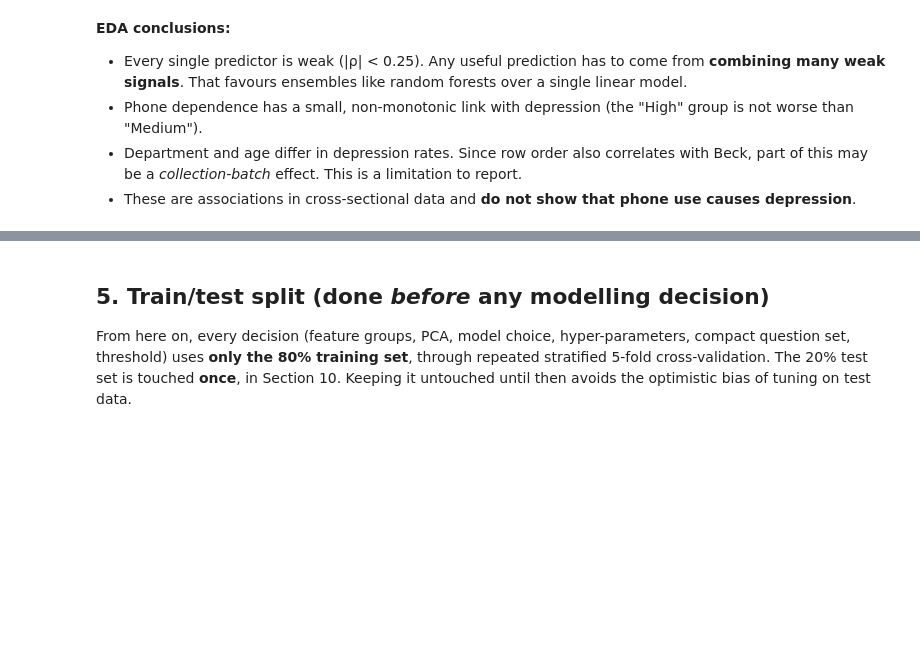
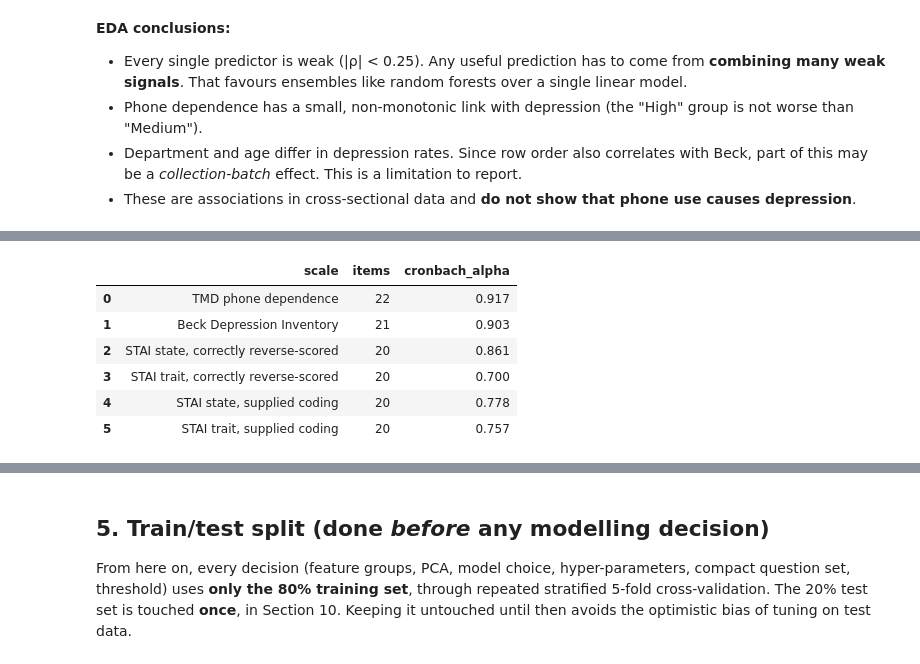
Before and after one commit to AustinNganga/MindTrack_Project, a Jupyter notebook: notebooks/Pipeline.ipynb, the cells around one changed output, grey strips where cells are left out. Cells and saved outputs as stored; diff of their text form; code cells hidden in the pictures; blank space fills up the shorter version.

```diff
--- a/notebooks/Pipeline.ipynb
+++ b/notebooks/Pipeline.ipynb
@@ -318,0 +323,23 @@ Row order vs Beck total ρ = 0.216 -> data was collected in batches; Code/row nu
+# %%
+def cronbach_alpha(items):
+    X = np.asarray(items, float); k = X.shape[1]
+    return k / (k - 1) * (1 - X.var(axis=0, ddof=1).sum() / X.sum(axis=1).var(ddof=1))
+stai_scored = pd.DataFrame({i: (5 - stai[f'item_{i}']) if i in REV_STATE + REV_TRAIT else stai[f'item_{i}'] for i in range(1, 41)})
+rel = pd.DataFrame([
+    ('TMD phone dependence', 22, cronbach_alpha(tmd)),
+    ('Beck Depression Inventory', 21, cronbach_alpha(beck)),
+    ('STAI state, correctly reverse-scored', 20, cronbach_alpha(stai_scored[list(range(1, 21))])),
+    ('STAI trait, correctly reverse-scored', 20, cronbach_alpha(stai_scored[list(range(21, 41))])),
+    ('STAI state, supplied coding', 20, cronbach_alpha(stai.iloc[:, :20])),
+    ('STAI trait, supplied coding', 20, cronbach_alpha(stai.iloc[:, 20:])),
+], columns=['scale', 'items', 'cronbach_alpha'])
+rel.to_csv(ROOT / 'results/reliability_cronbach_alpha.csv', index=False)
+display(rel.round(3))
+# %% [output]
+|  | scale | items | cronbach_alpha |
+| 0 | TMD phone dependence | 22 | 0.917 |
+| 1 | Beck Depression Inventory | 21 | 0.903 |
+| 2 | STAI state, correctly reverse-scored | 20 | 0.861 |
+| 3 | STAI trait, correctly reverse-scored | 20 | 0.700 |
+| 4 | STAI state, supplied coding | 20 | 0.778 |
+| 5 | STAI trait, supplied coding | 20 | 0.757 |
```
Also changed, not shown: parts of 14 cells of this notebook, 17 other files.
